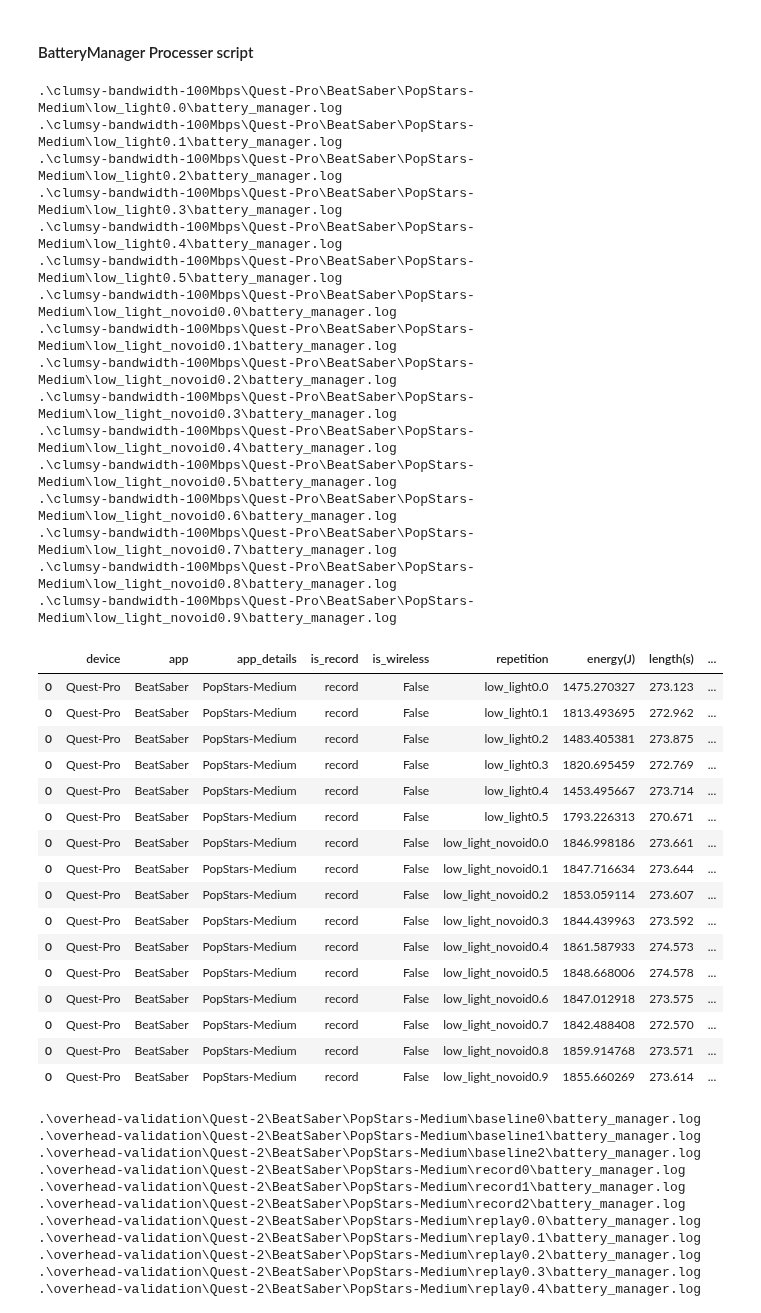
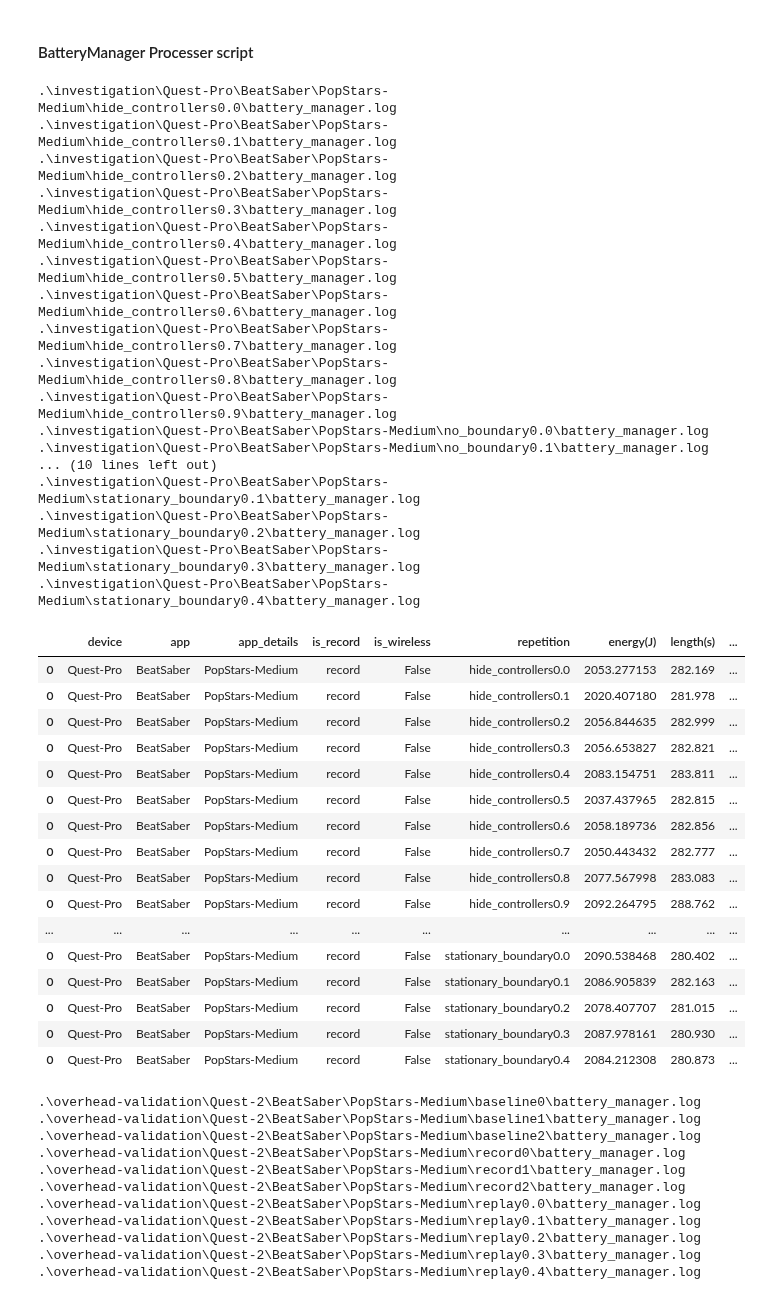
Before and after one commit to Raiduy/librnr-experiments, a Jupyter notebook: analysis_BM.ipynb, the cells around one changed output. Saved outputs shown, nothing was run; the diff lists cells and outputs as text; code cells hidden in the pictures.

```diff
--- a/analysis_BM.ipynb
+++ b/analysis_BM.ipynb
@@ -92,41 +92,42 @@ def process_BM(folder):
     df_aggregated['Energy per Second (J/s)'] = df_aggregated['energy(J)'] / df_aggregated['length(s)']
     return df_aggregated
 # %%
-process_BM('low_light')
+process_BM('invest')
 # %% [output]
-.\clumsy-bandwidth-100Mbps\Quest-Pro\BeatSaber\PopStars-Medium\low_light0.0\battery_manager.log
-.\clumsy-bandwidth-100Mbps\Quest-Pro\BeatSaber\PopStars-Medium\low_light0.1\battery_manager.log
-.\clumsy-bandwidth-100Mbps\Quest-Pro\BeatSaber\PopStars-Medium\low_light0.2\battery_manager.log
-.\clumsy-bandwidth-100Mbps\Quest-Pro\BeatSaber\PopStars-Medium\low_light0.3\battery_manager.log
-.\clumsy-bandwidth-100Mbps\Quest-Pro\BeatSaber\PopStars-Medium\low_light0.4\battery_manager.log
-.\clumsy-bandwidth-100Mbps\Quest-Pro\BeatSaber\PopStars-Medium\low_light0.5\battery_manager.log
-.\clumsy-bandwidth-100Mbps\Quest-Pro\BeatSaber\PopStars-Medium\low_light_novoid0.0\battery_manager.log
-.\clumsy-bandwidth-100Mbps\Quest-Pro\BeatSaber\PopStars-Medium\low_light_novoid0.1\battery_manager.log
-.\clumsy-bandwidth-100Mbps\Quest-Pro\BeatSaber\PopStars-Medium\low_light_novoid0.2\battery_manager.log
-.\clumsy-bandwidth-100Mbps\Quest-Pro\BeatSaber\PopStars-Medium\low_light_novoid0.3\battery_manager.log
-.\clumsy-bandwidth-100Mbps\Quest-Pro\BeatSaber\PopStars-Medium\low_light_novoid0.4\battery_manager.log
-.\clumsy-bandwidth-100Mbps\Quest-Pro\BeatSaber\PopStars-Medium\low_light_novoid0.5\battery_manager.log
-.\clumsy-bandwidth-100Mbps\Quest-Pro\BeatSaber\PopStars-Medium\low_light_novoid0.6\battery_manager.log
-.\clumsy-bandwidth-100Mbps\Quest-Pro\BeatSaber\PopStars-Medium\low_light_novoid0.7\battery_manager.log
-.\clumsy-bandwidth-100Mbps\Quest-Pro\BeatSaber\PopStars-Medium\low_light_novoid0.8\battery_manager.log
-.\clumsy-bandwidth-100Mbps\Quest-Pro\BeatSaber\PopStars-Medium\low_light_novoid0.9\battery_manager.log
+.\investigation\Quest-Pro\BeatSaber\PopStars-Medium\hide_controllers0.0\battery_manager.log
+.\investigation\Quest-Pro\BeatSaber\PopStars-Medium\hide_controllers0.1\battery_manager.log
+.\investigation\Quest-Pro\BeatSaber\PopStars-Medium\hide_controllers0.2\battery_manager.log
+.\investigation\Quest-Pro\BeatSaber\PopStars-Medium\hide_controllers0.3\battery_manager.log
+.\investigation\Quest-Pro\BeatSaber\PopStars-Medium\hide_controllers0.4\battery_manager.log
+.\investigation\Quest-Pro\BeatSaber\PopStars-Medium\hide_controllers0.5\battery_manager.log
+.\investigation\Quest-Pro\BeatSaber\PopStars-Medium\hide_controllers0.6\battery_manager.log
+.\investigation\Quest-Pro\BeatSaber\PopStars-Medium\hide_controllers0.7\battery_manager.log
+.\investigation\Quest-Pro\BeatSaber\PopStars-Medium\hide_controllers0.8\battery_manager.log
+.\investigation\Quest-Pro\BeatSaber\PopStars-Medium\hide_controllers0.9\battery_manager.log
+.\investigation\Quest-Pro\BeatSaber\PopStars-Medium\no_boundary0.0\battery_manager.log
+.\investigation\Quest-Pro\BeatSaber\PopStars-Medium\no_boundary0.1\battery_manager.log
+... (10 lines left out)
+.\investigation\Quest-Pro\BeatSaber\PopStars-Medium\stationary_boundary0.1\battery_manager.log
+.\investigation\Quest-Pro\BeatSaber\PopStars-Medium\stationary_boundary0.2\battery_manager.log
+.\investigation\Quest-Pro\BeatSaber\PopStars-Medium\stationary_boundary0.3\battery_manager.log
+.\investigation\Quest-Pro\BeatSaber\PopStars-Medium\stationary_boundary0.4\battery_manager.log
 |  | device | app | app_details | is_record | is_wireless | repetition | energy(J) | length(s) | ... |
-| 0 | Quest-Pro | BeatSaber | PopStars-Medium | record | False | low_light0.0 | 1475.270327 | 273.123 | ... |
-| 0 | Quest-Pro | BeatSaber | PopStars-Medium | record | False | low_light0.1 | 1813.493695 | 272.962 | ... |
-| 0 | Quest-Pro | BeatSaber | PopStars-Medium | record | False | low_light0.2 | 1483.405381 | 273.875 | ... |
-| 0 | Quest-Pro | BeatSaber | PopStars-Medium | record | False | low_light0.3 | 1820.695459 | 272.769 | ... |
-| 0 | Quest-Pro | BeatSaber | PopStars-Medium | record | False | low_light0.4 | 1453.495667 | 273.714 | ... |
-| 0 | Quest-Pro | BeatSaber | PopStars-Medium | record | False | low_light0.5 | 1793.226313 | 270.671 | ... |
-| 0 | Quest-Pro | BeatSaber | PopStars-Medium | record | False | low_light_novoid0.0 | 1846.998186 | 273.661 | ... |
-| 0 | Quest-Pro | BeatSaber | PopStars-Medium | record | False | low_light_novoid0.1 | 1847.716634 | 273.644 | ... |
-| 0 | Quest-Pro | BeatSaber | PopStars-Medium | record | False | low_light_novoid0.2 | 1853.059114 | 273.607 | ... |
-| 0 | Quest-Pro | BeatSaber | PopStars-Medium | record | False | low_light_novoid0.3 | 1844.439963 | 273.592 | ... |
-| 0 | Quest-Pro | BeatSaber | PopStars-Medium | record | False | low_light_novoid0.4 | 1861.587933 | 274.573 | ... |
-| 0 | Quest-Pro | BeatSaber | PopStars-Medium | record | False | low_light_novoid0.5 | 1848.668006 | 274.578 | ... |
-| 0 | Quest-Pro | BeatSaber | PopStars-Medium | record | False | low_light_novoid0.6 | 1847.012918 | 273.575 | ... |
-| 0 | Quest-Pro | BeatSaber | PopStars-Medium | record | False | low_light_novoid0.7 | 1842.488408 | 272.570 | ... |
-| 0 | Quest-Pro | BeatSaber | PopStars-Medium | record | False | low_light_novoid0.8 | 1859.914768 | 273.571 | ... |
-| 0 | Quest-Pro | BeatSaber | PopStars-Medium | record | False | low_light_novoid0.9 | 1855.660269 | 273.614 | ... |
+| 0 | Quest-Pro | BeatSaber | PopStars-Medium | record | False | hide_controllers0.0 | 2053.277153 | 282.169 | ... |
+| 0 | Quest-Pro | BeatSaber | PopStars-Medium | record | False | hide_controllers0.1 | 2020.407180 | 281.978 | ... |
+| 0 | Quest-Pro | BeatSaber | PopStars-Medium | record | False | hide_controllers0.2 | 2056.844635 | 282.999 | ... |
+| 0 | Quest-Pro | BeatSaber | PopStars-Medium | record | False | hide_controllers0.3 | 2056.653827 | 282.821 | ... |
+| 0 | Quest-Pro | BeatSaber | PopStars-Medium | record | False | hide_controllers0.4 | 2083.154751 | 283.811 | ... |
+| 0 | Quest-Pro | BeatSaber | PopStars-Medium | record | False | hide_controllers0.5 | 2037.437965 | 282.815 | ... |
+| 0 | Quest-Pro | BeatSaber | PopStars-Medium | record | False | hide_controllers0.6 | 2058.189736 | 282.856 | ... |
+| 0 | Quest-Pro | BeatSaber | PopStars-Medium | record | False | hide_controllers0.7 | 2050.443432 | 282.777 | ... |
+| 0 | Quest-Pro | BeatSaber | PopStars-Medium | record | False | hide_controllers0.8 | 2077.567998 | 283.083 | ... |
+| 0 | Quest-Pro | BeatSaber | PopStars-Medium | record | False | hide_controllers0.9 | 2092.264795 | 288.762 | ... |
+| ... | ... | ... | ... | ... | ... | ... | ... | ... | ... |
+| 0 | Quest-Pro | BeatSaber | PopStars-Medium | record | False | stationary_boundary0.0 | 2090.538468 | 280.402 | ... |
+| 0 | Quest-Pro | BeatSaber | PopStars-Medium | record | False | stationary_boundary0.1 | 2086.905839 | 282.163 | ... |
+| 0 | Quest-Pro | BeatSaber | PopStars-Medium | record | False | stationary_boundary0.2 | 2078.407707 | 281.015 | ... |
+| 0 | Quest-Pro | BeatSaber | PopStars-Medium | record | False | stationary_boundary0.3 | 2087.978161 | 280.930 | ... |
+| 0 | Quest-Pro | BeatSaber | PopStars-Medium | record | False | stationary_boundary0.4 | 2084.212308 | 280.873 | ... |
 # %%
 bm = process_BM('overhead-validation').reset_index(drop=True)
 # bm.to_csv('overall_energy.csv', index=False)
```
Also changed, not shown: 54 other files.
